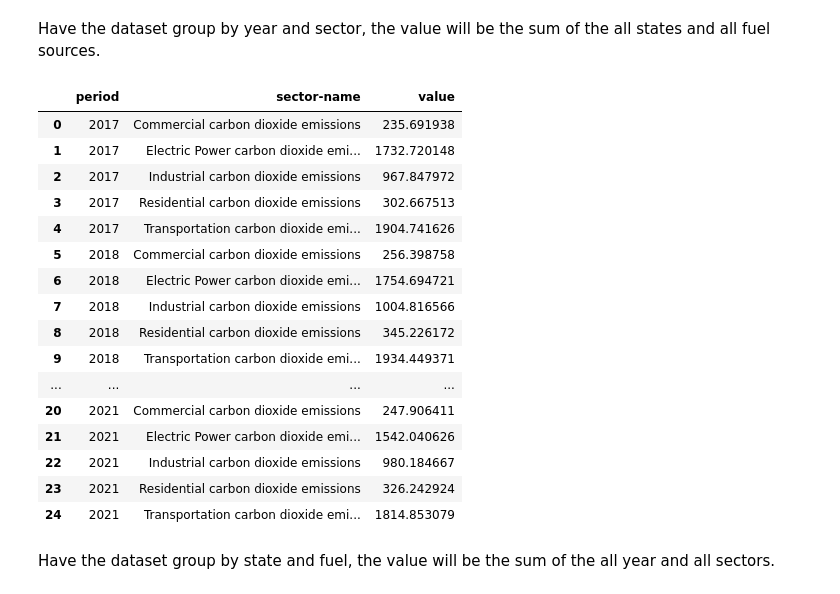
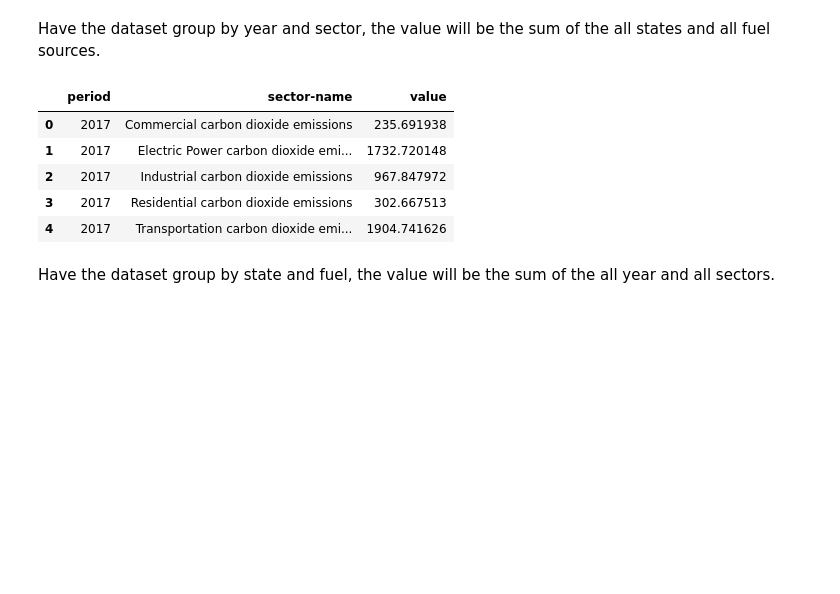
Before and after one commit to Zhengnan817/Final-Project-Carbon-dioxide-emission, a Jupyter notebook: carbon_emission.ipynb, the cells around one changed output. Cells and saved outputs as stored; diff of their text form; code cells hidden in the pictures; blank space fills up the shorter version.

Commit message:
update prepped and carbon_emission file

```diff
--- a/carbon_emission.ipynb
+++ b/carbon_emission.ipynb
@@ -446,25 +447,14 @@ df_co2_year
 Have the dataset group by year and sector, the value will be the sum of the all states and all fuel sources.
 # %%
 df_co2_sector = cleaner_co2.co2_groupby_sector()
-df_co2_sector
+df_co2_sector.head()
 # %% [output]
 |  | period | sector-name | value |
 | 0 | 2017 | Commercial carbon dioxide emissions | 235.691938 |
 | 1 | 2017 | Electric Power carbon dioxide emi... | 1732.720148 |
 | 2 | 2017 | Industrial carbon dioxide emissions | 967.847972 |
 | 3 | 2017 | Residential carbon dioxide emissions | 302.667513 |
 | 4 | 2017 | Transportation carbon dioxide emi... | 1904.741626 |
-| 5 | 2018 | Commercial carbon dioxide emissions | 256.398758 |
-| 6 | 2018 | Electric Power carbon dioxide emi... | 1754.694721 |
-| 7 | 2018 | Industrial carbon dioxide emissions | 1004.816566 |
-| 8 | 2018 | Residential carbon dioxide emissions | 345.226172 |
-| 9 | 2018 | Transportation carbon dioxide emi... | 1934.449371 |
-| ... | ... | ... | ... |
-| 20 | 2021 | Commercial carbon dioxide emissions | 247.906411 |
-| 21 | 2021 | Electric Power carbon dioxide emi... | 1542.040626 |
-| 22 | 2021 | Industrial carbon dioxide emissions | 980.184667 |
-| 23 | 2021 | Residential carbon dioxide emissions | 326.242924 |
-| 24 | 2021 | Transportation carbon dioxide emi... | 1814.853079 |
 # %% [markdown]
 Have the dataset group by state and fuel, the value will be the sum of the all year and all sectors.
 # %%
```
Also changed, not shown: parts of 12 cells of this notebook, 1 other file.
